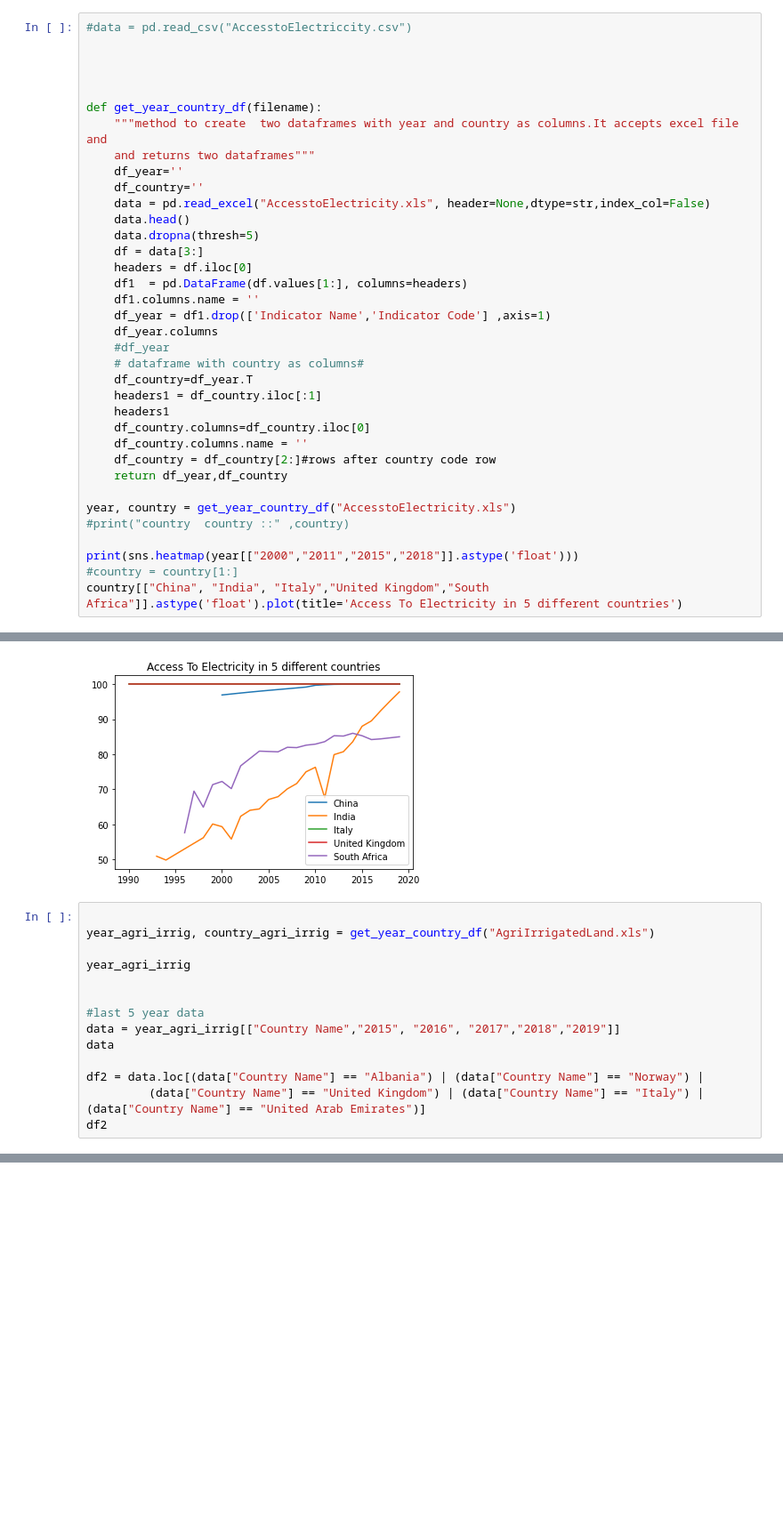
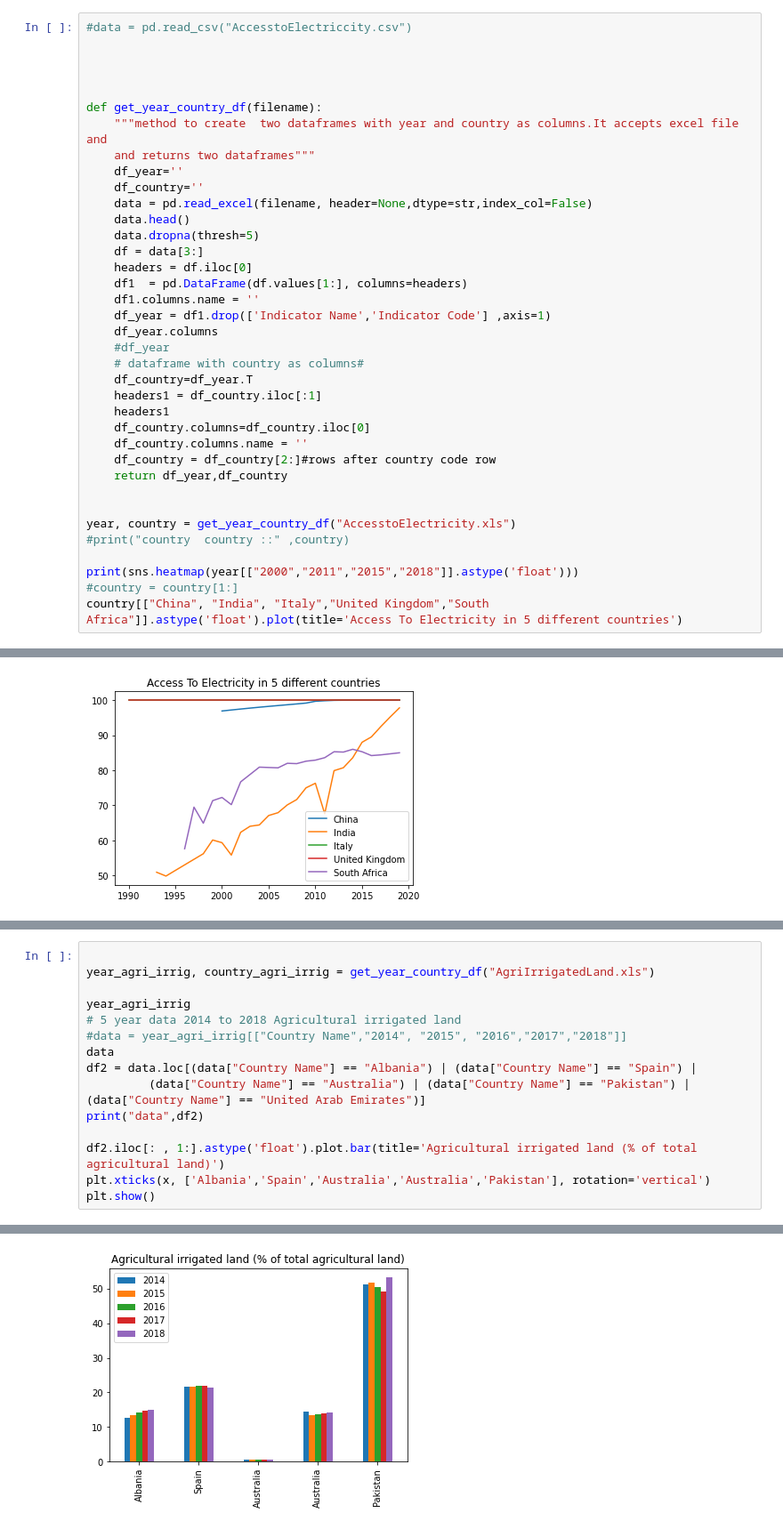
Before and after one commit to SarithaSundaresan/assignment2, a Jupyter notebook: assignment2.ipynb, the cells around one changed output, grey strips where cells are left out. Shown: that part at 89% size. Drawn from its saved outputs; the diff is of its cells as text; blank space fills up the shorter version.

```diff
--- a/assignment2.ipynb
+++ b/assignment2.ipynb
@@ -16,7 +16,7 @@ def get_year_country_df(filename):
     and returns two dataframes"""
     df_year=''
     df_country=''
-    data = pd.read_excel("AccesstoElectricity.xls", header=None,dtype=str,index_col=False)
+    data = pd.read_excel(filename, header=None,dtype=str,index_col=False)
     data.head()
     data.dropna(thresh=5)
     df = data[3:]
@@ -35,6 +35,7 @@ def get_year_country_df(filename):
     df_country = df_country[2:]#rows after country code row
     return df_year,df_country
 
+
 year, country = get_year_country_df("AccesstoElectricity.xls")
 #print("country  country ::" ,country)
 
@@ -46,17 +47,3 @@ AxesSubplot(0.125,0.125;0.62x0.755)
 <AxesSubplot:title={'center':'Access To Electricity in 5 different countries'}>
 [figure]
 [figure]
-# %%
-
-year_agri_irrig, country_agri_irrig = get_year_country_df("AgriIrrigatedLand.xls")
-
-year_agri_irrig
-
-
-#last 5 year data
-data = year_agri_irrig[["Country Name","2015", "2016", "2017","2018","2019"]]
-data
-
-df2 = data.loc[(data["Country Name"] == "Albania") | (data["Country Name"] == "Norway") |
-         (data["Country Name"] == "United Kingdom") | (data["Country Name"] == "Italy") | (data["Country Name"] == "United Arab Emirates")]
-df2
@@ -76,0 +50,16 @@ df2
+# %%
+
+year_agri_irrig, country_agri_irrig = get_year_country_df("AgriIrrigatedLand.xls")
+
+year_agri_irrig
+# 5 year data 2014 to 2018 Agricultural irrigated land
+#data = year_agri_irrig[["Country Name","2014", "2015", "2016","2017","2018"]]
+data
+df2 = data.loc[(data["Country Name"] == "Albania") | (data["Country Name"] == "Spain") |
+         (data["Country Name"] == "Australia") | (data["Country Name"] == "Pakistan") | (data["Country Name"] == "United Arab Emirates")]
+print("data",df2)
+
+df2.iloc[: , 1:].astype('float').plot.bar(title='Agricultural irrigated land (% of total agricultural land)')
+plt.xticks(x, ['Albania','Spain','Australia','Australia','Pakistan'], rotation='vertical')
+plt.show()
+# %% [output]
@@ -76,0 +79 @@ df2
+[figure, added]
```
Also changed, not shown: parts of 2 cells of this notebook, 1 other file.
